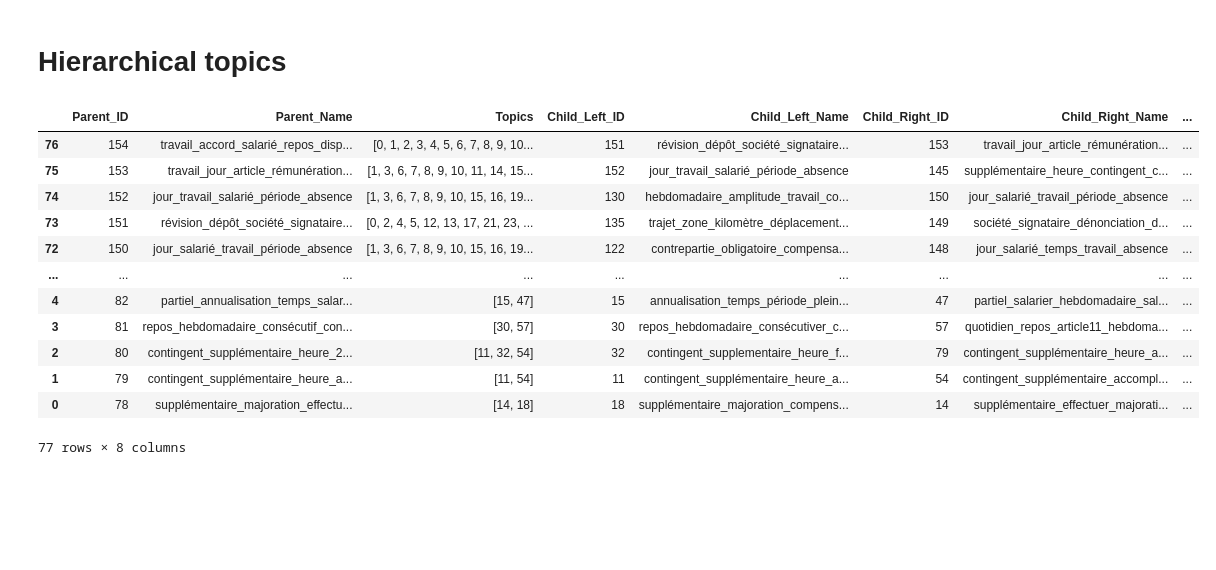
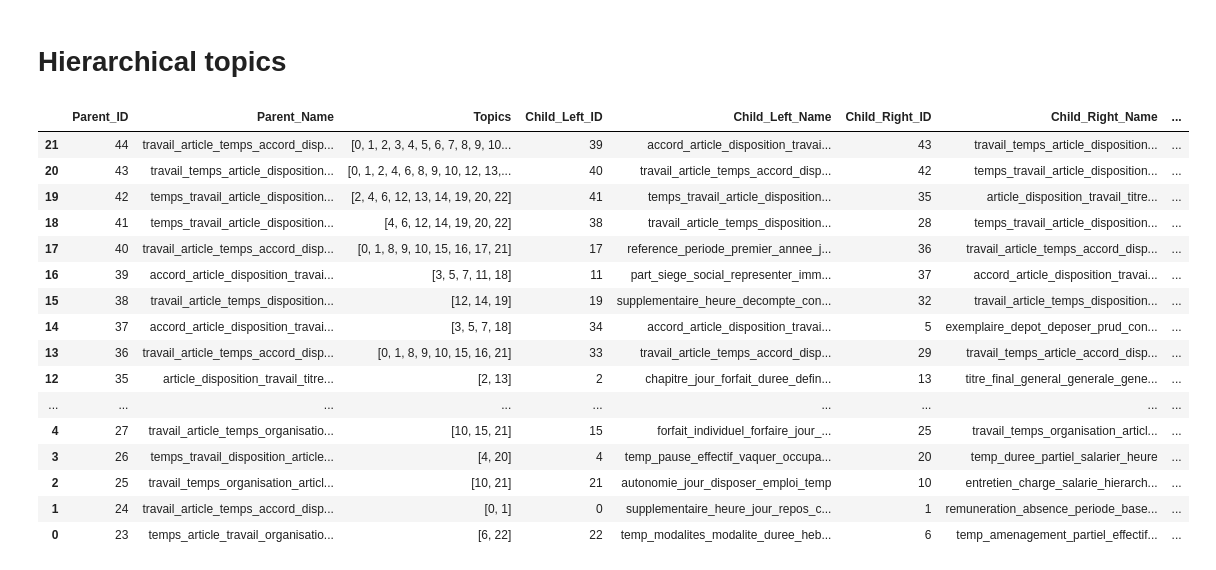
Before and after one commit to raniafahim/LDA, a Jupyter notebook: bertopic_gpu.ipynb, the cells around one changed output. Cells and saved outputs as stored; diff of their text form; code cells hidden in the pictures; blank space fills up the shorter version.

```diff
--- a/bertopic_gpu.ipynb
+++ b/bertopic_gpu.ipynb
@@ -395,0 +449,2 @@ print(f"[4] BERTopic final en {time.time() - start:.2f}s")
+# %%
+topic_model.update_topics(final_cleaned_docs, topics=topics)
@@ -428,25 +485,25 @@ fig.write_html("visualize_topics_bis.html")
 --> Relancer un Bertopic sur le topic 0 uniquement
 # %%
 # Topic principal est le topic 0
+#topics_id = [0, 1, 2]
 topic_id = 0
 
 # 1. Récupérer les indices des documents de ce topic
-docs = topic_model.get_document_info(filtered_docs_cleaned)
-docs_in_big_topic = docs[docs['Topic'] == topic_id]
+docs = topic_model.get_document_info(final_cleaned_docs)
+#docs_in_big_topic = docs[docs['Topic'].isin(topics_id)]
+docs_in_big_topic = docs[docs['Topic']== topic_id]
 
 # 2. Extraire les textes concernés
 sub_docs = docs_in_big_topic['Document'].tolist()
 
 # 3. Recalculer les embeddings (si tu veux affiner)
-from sentence_transformers import SentenceTransformer
-embedding_model_sub = SentenceTransformer("all-MiniLM-L6-v2")
 sub_embeddings = embedding_model.encode(sub_docs, show_progress_bar=True)
 
 #Réduction UMAP
 start = time.time()
-umap_model_sub = UMAP(n_components=15, n_neighbors=15, random_state=42, metric="cosine", verbose=True)
+umap_model_sub = UMAP(n_components=15, n_neighbors=20, random_state=42, metric="cosine", verbose=True)
 #umap_model = UMAP(n_neighbors=15, n_components=5, min_dist=0.0, metric='cosine', verbose=True)
-umap_embeddings_filtered_sub = umap_model.fit_transform(sub_embeddings)
+umap_embeddings_filtered_sub = umap_model_sub.fit_transform(sub_embeddings)
 print(f"[2] UMAP en {time.time() - start:.2f}s")
 
 
@@ -454,22 +511,19 @@ print(f"[2] UMAP en {time.time() - start:.2f}s")
 start = time.time()
 #hdbscan_model =  HDBSCAN(min_cluster_size=80, metric='euclidean', cluster_selection_method='eom', prediction_data=True, verbose=True)
 hdbscan_model_sub =  HDBSCAN(min_cluster_size=100, metric='euclidean', cluster_selection_method='eom', prediction_data=True, verbose=True)
-clusters = hdbscan_model.fit_predict(umap_embeddings_filtered_sub)
+sub_clusters = hdbscan_model_sub.fit_predict(umap_embeddings_filtered_sub)
 print(f"[3] HDBSCAN en {time.time() - start:.2f}s")
-print(f"[3] Nombre de clusters trouvés : {len(np.unique(clusters))}")
+print(f"[3] Nombre de clusters trouvés : {len(np.unique(sub_clusters))}")
 
 # 4. Créer un nouveau BERTopic sur ces sous-documents
 
 sub_model = BERTopic(
     language="french",
-    embedding_model=embedding_model_sub,
+    embedding_model=embedding_model,
     umap_model=umap_model_sub,
-    hdbscan_model=hdbscan_model,
+    hdbscan_model=hdbscan_model_sub,
     verbose=True
 )
+
 sub_model.fit(sub_docs, embeddings=sub_embeddings)
-
-# 5. Visualiser les nouveaux sous-topics
-fig = sub_model.visualize_topics()
-fig.write_html("sub_visualize_topics.html")
 # %% [output]
@@ -488,5 +574,6 @@ topic_model_KeyBERTInspired = BERTopic(representation_model=representation_model
                                        hdbscan_model=hdbscan_model,
                                        verbose=True,
                                        language="french")
-topics_KeyBERTInspired, probs_KeyBERTInspired = topic_model_KeyBERTInspired.fit_transform(filtered_docs_cleaned)
+topics_KeyBERTInspired, probs_KeyBERTInspired = topic_model_KeyBERTInspired.fit_transform(filtered_docs)
+topic_model_KeyBERTInspired.update_topics(final_cleaned_docs, topics=topics)
 # %% [output]
@@ -537,5 +633,6 @@ topic_model_MMR = BERTopic(representation_model=representation_model,
                                        hdbscan_model=hdbscan_model,
                                        verbose=True,
                                        language="french")
-topics_MMR, probs_MMR = topic_model_MMR.fit_transform(filtered_docs_cleaned)
+topics_MMR, probs_MMR = topic_model_MMR.fit_transform(filtered_docs)
+topic_model_MMR.update_topics(final_cleaned_docs, topics=topics)
 # %% [output]
@@ -576,21 +678,25 @@ topic_model_MMR.get_topic_info()
 # %% [markdown]
  # Hierarchical topics
 # %%
-hierarchical_topics = topic_model_MMR.hierarchical_topics(filtered_docs_cleaned)
+hierarchical_topics = topic_model_MMR.hierarchical_topics(filtered_docs)
 hierarchical_topics
 # %% [output]
 |  | Parent_ID | Parent_Name | Topics | Child_Left_ID | Child_Left_Name | Child_Right_ID | Child_Right_Name | ... |
-| 76 | 154 | travail_accord_salarié_repos_disp... | [0, 1, 2, 3, 4, 5, 6, 7, 8, 9, 10... | 151 | révision_dépôt_société_signataire... | 153 | travail_jour_article_rémunération... | ... |
-| 75 | 153 | travail_jour_article_rémunération... | [1, 3, 6, 7, 8, 9, 10, 11, 14, 15... | 152 | jour_travail_salarié_période_absence | 145 | supplémentaire_heure_contingent_c... | ... |
-| 74 | 152 | jour_travail_salarié_période_absence | [1, 3, 6, 7, 8, 9, 10, 15, 16, 19... | 130 | hebdomadaire_amplitude_travail_co... | 150 | jour_salarié_travail_période_absence | ... |
-| 73 | 151 | révision_dépôt_société_signataire... | [0, 2, 4, 5, 12, 13, 17, 21, 23, ... | 135 | trajet_zone_kilomètre_déplacement... | 149 | société_signataire_dénonciation_d... | ... |
-| 72 | 150 | jour_salarié_travail_période_absence | [1, 3, 6, 7, 8, 9, 10, 15, 16, 19... | 122 | contrepartie_obligatoire_compensa... | 148 | jour_salarié_temps_travail_absence | ... |
+| 21 | 44 | travail_article_temps_accord_disp... | [0, 1, 2, 3, 4, 5, 6, 7, 8, 9, 10... | 39 | accord_article_disposition_travai... | 43 | travail_temps_article_disposition... | ... |
+| 20 | 43 | travail_temps_article_disposition... | [0, 1, 2, 4, 6, 8, 9, 10, 12, 13,... | 40 | travail_article_temps_accord_disp... | 42 | temps_travail_article_disposition... | ... |
+| 19 | 42 | temps_travail_article_disposition... | [2, 4, 6, 12, 13, 14, 19, 20, 22] | 41 | temps_travail_article_disposition... | 35 | article_disposition_travail_titre... | ... |
+| 18 | 41 | temps_travail_article_disposition... | [4, 6, 12, 14, 19, 20, 22] | 38 | travail_article_temps_disposition... | 28 | temps_travail_article_disposition... | ... |
+| 17 | 40 | travail_article_temps_accord_disp... | [0, 1, 8, 9, 10, 15, 16, 17, 21] | 17 | reference_periode_premier_annee_j... | 36 | travail_article_temps_accord_disp... | ... |
+| 16 | 39 | accord_article_disposition_travai... | [3, 5, 7, 11, 18] | 11 | part_siege_social_representer_imm... | 37 | accord_article_disposition_travai... | ... |
+| 15 | 38 | travail_article_temps_disposition... | [12, 14, 19] | 19 | supplementaire_heure_decompte_con... | 32 | travail_article_temps_disposition... | ... |
+| 14 | 37 | accord_article_disposition_travai... | [3, 5, 7, 18] | 34 | accord_article_disposition_travai... | 5 | exemplaire_depot_deposer_prud_con... | ... |
+| 13 | 36 | travail_article_temps_accord_disp... | [0, 1, 8, 9, 10, 15, 16, 21] | 33 | travail_article_temps_accord_disp... | 29 | travail_temps_article_accord_disp... | ... |
+| 12 | 35 | article_disposition_travail_titre... | [2, 13] | 2 | chapitre_jour_forfait_duree_defin... | 13 | titre_final_general_generale_gene... | ... |
 | ... | ... | ... | ... | ... | ... | ... | ... | ... |
-| 4 | 82 | partiel_annualisation_temps_salar... | [15, 47] | 15 | annualisation_temps_période_plein... | 47 | partiel_salarier_hebdomadaire_sal... | ... |
-| 3 | 81 | repos_hebdomadaire_consécutif_con... | [30, 57] | 30 | repos_hebdomadaire_consécutiver_c... | 57 | quotidien_repos_article11_hebdoma... | ... |
-| 2 | 80 | contingent_supplémentaire_heure_2... | [11, 32, 54] | 32 | contingent_supplementaire_heure_f... | 79 | contingent_supplémentaire_heure_a... | ... |
-| 1 | 79 | contingent_supplémentaire_heure_a... | [11, 54] | 11 | contingent_supplémentaire_heure_a... | 54 | contingent_supplémentaire_accompl... | ... |
-| 0 | 78 | supplémentaire_majoration_effectu... | [14, 18] | 18 | supplémentaire_majoration_compens... | 14 | supplémentaire_effectuer_majorati... | ... |
+| 4 | 27 | travail_article_temps_organisatio... | [10, 15, 21] | 15 | forfait_individuel_forfaire_jour_... | 25 | travail_temps_organisation_articl... | ... |
+| 3 | 26 | temps_travail_disposition_article... | [4, 20] | 4 | temp_pause_effectif_vaquer_occupa... | 20 | temp_duree_partiel_salarier_heure | ... |
+| 2 | 25 | travail_temps_organisation_articl... | [10, 21] | 21 | autonomie_jour_disposer_emploi_temp | 10 | entretien_charge_salarie_hierarch... | ... |
+| 1 | 24 | travail_article_temps_accord_disp... | [0, 1] | 0 | supplementaire_heure_jour_repos_c... | 1 | remuneration_absence_periode_base... | ... |
+| 0 | 23 | temps_article_travail_organisatio... | [6, 22] | 22 | temp_modalites_modalite_duree_heb... | 6 | temp_amenagement_partiel_effectif... | ... |
-77 rows × 8 columns
 # %%
 linkage_function = lambda x: sch.linkage(x, 'single', optimal_ordering=True)
```
Also changed, not shown: parts of 29 cells of this notebook.
